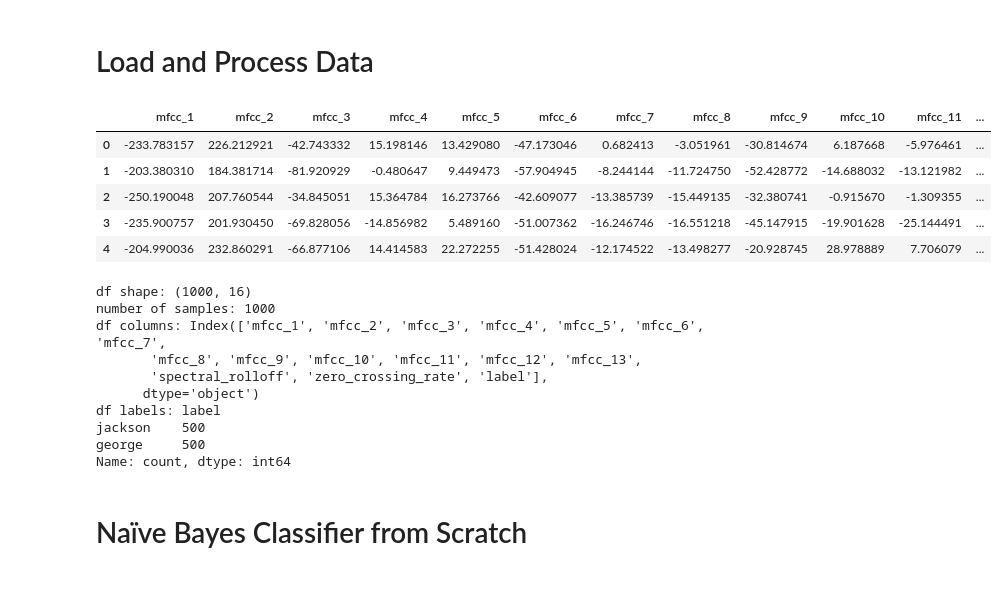
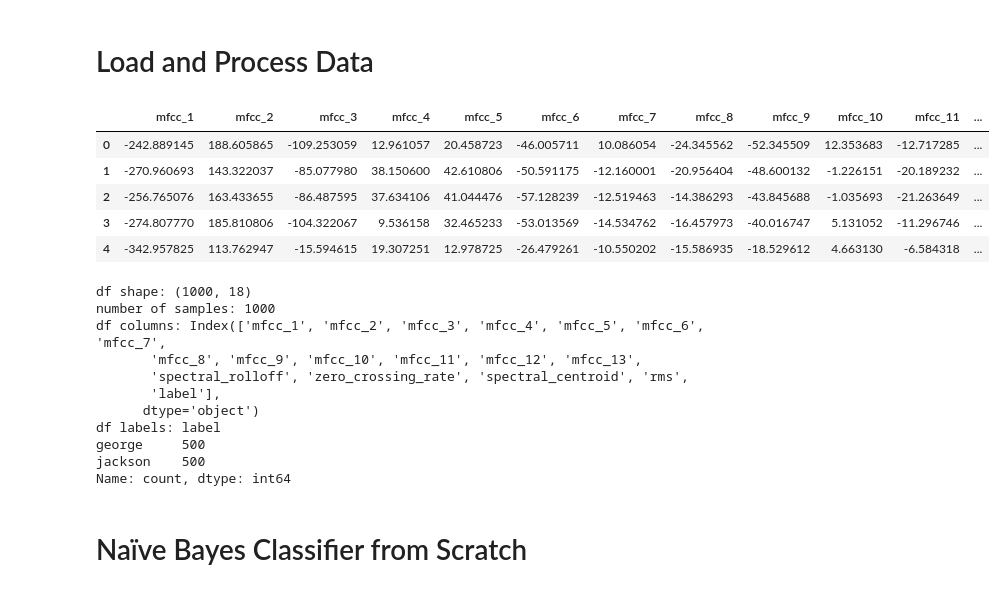
Before and after one commit to omarashraf03/Supervised-Learning, a Jupyter notebook: Task_3/MainHassan.ipynb, the cells around one changed output. Drawn from its saved outputs; the diff is of its cells as text; code cells hidden in the pictures.

```diff
--- a/Task_3/MainHassan.ipynb
+++ b/Task_3/MainHassan.ipynb
@@ -22,16 +22,22 @@ from sklearn.utils import resample
 from collections import Counter
 from sklearn.naive_bayes import GaussianNB
 # %%
-george_folder = '/Users/hassa/Desktop/GDG/Supervised-Learning/Task_3/george'
-jackson_folder = '/Users/hassa/Desktop/GDG/Supervised-Learning/Task_3/jackson'
+george_folder = '/Users/mac/Desktop/Projects/Supervised Third Year/Task_3/george'
+jackson_folder = '/Users/mac/Desktop/Projects/Supervised Third Year/Task_3/jackson'
 # %% [markdown]
 # Audio Preprocessing
 # %%
+import librosa
+import librosa.display
+import noisereduce as nr
+
 def preprocess_audio(file_path):
     try:
         signal, sr = librosa.load(file_path)
 
         signal, _ = librosa.effects.trim(signal)
+
+        ssignal = nr.reduce_noise(y=signal, sr=sr)
 
         signal = librosa.util.normalize(signal)
 
@@ -42,6 +48,9 @@ def preprocess_audio(file_path):
 # %% [markdown]
 # Feature Extraction
 # %%
+import numpy as np
+import librosa
+
 def extract_features(file_path):
     signal, sr = preprocess_audio(file_path)
     if signal is None:
@@ -50,10 +59,22 @@ def extract_features(file_path):
     mfccs = librosa.feature.mfcc(y=signal, sr=sr, n_mfcc=13)
     mfccs = np.mean(mfccs.T, axis=0)
 
-    spectral_rolloff = librosa.feature.spectral_rolloff(y=signal, sr=sr)[0]
-    zcr = librosa.feature.zero_crossing_rate(y=signal)[0]
+    spectral_rolloff = librosa.feature.spectral_rolloff(y=signal, sr=sr)
+    spectral_rolloff = np.mean(spectral_rolloff)
 
-    features = np.hstack([mfccs, spectral_rolloff.mean(), zcr.mean()])
+    zcr = librosa.feature.zero_crossing_rate(y=signal)
+    zcr = np.mean(zcr)
+
+
+    spectral_centroid = librosa.feature.spectral_centroid(y=signal, sr=sr)
+    spectral_centroid = np.mean(spectral_centroid)
+
+    rms = librosa.feature.rms(y=signal)
+    rms = np.mean(rms)
+
+    # Combine features
+    features = np.hstack([mfccs,spectral_rolloff,zcr,spectral_centroid,rms])
+
     return features
 # %% [markdown]
 # Load and Process Data
@@ -62,61 +83,62 @@ data = []
 labels = []
 
 
-# Process the George folder
 for filename in os.listdir(george_folder):
     file_path = os.path.join(george_folder, filename)
     if os.path.isfile(file_path):
         features = extract_features(file_path)
         if features is not None:
             data.append(features)
             labels.append('george')
 
-# Process the Jackson folder
+
 for filename in os.listdir(jackson_folder):
     file_path = os.path.join(jackson_folder, filename)
     if os.path.isfile(file_path):
         features = extract_features(file_path)
         if features is not None:
             data.append(features)
             labels.append('jackson')
 
 
 df = pd.DataFrame(data)
 df['label'] = labels
 
 
-feature_columns = [f"mfcc_{i+1}" for i in range(13)] + ["spectral_rolloff", "zero_crossing_rate"]
+feature_columns = ([f"mfcc_{i+1}" for i in range(13)] +["spectral_rolloff", "zero_crossing_rate", "spectral_centroid", "rms"])
+
 df.columns = feature_columns + ['label']
 
 
 df = df.sample(frac=1).reset_index(drop=True)
 
 X = df.drop(columns='label')
 y = df['label']
 
 df.head()
 # %% [output]
 |  | mfcc_1 | mfcc_2 | mfcc_3 | mfcc_4 | mfcc_5 | mfcc_6 | mfcc_7 | mfcc_8 | mfcc_9 | mfcc_10 | mfcc_11 | ... |
-| 0 | -233.783157 | 226.212921 | -42.743332 | 15.198146 | 13.429080 | -47.173046 | 0.682413 | -3.051961 | -30.814674 | 6.187668 | -5.976461 | ... |
-| 1 | -203.380310 | 184.381714 | -81.920929 | -0.480647 | 9.449473 | -57.904945 | -8.244144 | -11.724750 | -52.428772 | -14.688032 | -13.121982 | ... |
-| 2 | -250.190048 | 207.760544 | -34.845051 | 15.364784 | 16.273766 | -42.609077 | -13.385739 | -15.449135 | -32.380741 | -0.915670 | -1.309355 | ... |
-| 3 | -235.900757 | 201.930450 | -69.828056 | -14.856982 | 5.489160 | -51.007362 | -16.246746 | -16.551218 | -45.147915 | -19.901628 | -25.144491 | ... |
-| 4 | -204.990036 | 232.860291 | -66.877106 | 14.414583 | 22.272255 | -51.428024 | -12.174522 | -13.498277 | -20.928745 | 28.978889 | 7.706079 | ... |
+| 0 | -242.889145 | 188.605865 | -109.253059 | 12.961057 | 20.458723 | -46.005711 | 10.086054 | -24.345562 | -52.345509 | 12.353683 | -12.717285 | ... |
+| 1 | -270.960693 | 143.322037 | -85.077980 | 38.150600 | 42.610806 | -50.591175 | -12.160001 | -20.956404 | -48.600132 | -1.226151 | -20.189232 | ... |
+| 2 | -256.765076 | 163.433655 | -86.487595 | 37.634106 | 41.044476 | -57.128239 | -12.519463 | -14.386293 | -43.845688 | -1.035693 | -21.263649 | ... |
+| 3 | -274.807770 | 185.810806 | -104.322067 | 9.536158 | 32.465233 | -53.013569 | -14.534762 | -16.457973 | -40.016747 | 5.131052 | -11.296746 | ... |
+| 4 | -342.957825 | 113.762947 | -15.594615 | 19.307251 | 12.978725 | -26.479261 | -10.550202 | -15.586935 | -18.529612 | 4.663130 | -6.584318 | ... |
 # %%
 print("df shape:", df.shape)
 print("number of samples:", len(df))
 print("df columns:", df.columns)
 print("df labels:", df['label'].value_counts())
 # %% [output]
-df shape: (1000, 16)
+df shape: (1000, 18)
 number of samples: 1000
 df columns: Index(['mfcc_1', 'mfcc_2', 'mfcc_3', 'mfcc_4', 'mfcc_5', 'mfcc_6', 'mfcc_7',
        'mfcc_8', 'mfcc_9', 'mfcc_10', 'mfcc_11', 'mfcc_12', 'mfcc_13',
-       'spectral_rolloff', 'zero_crossing_rate', 'label'],
+       'spectral_rolloff', 'zero_crossing_rate', 'spectral_centroid', 'rms',
+       'label'],
       dtype='object')
 df labels: label
+george     500
 jackson    500
-george     500
 Name: count, dtype: int64
 # %% [markdown]
 # Naïve Bayes Classifier from Scratch
```
Also changed, not shown: parts of 4 cells of this notebook.
